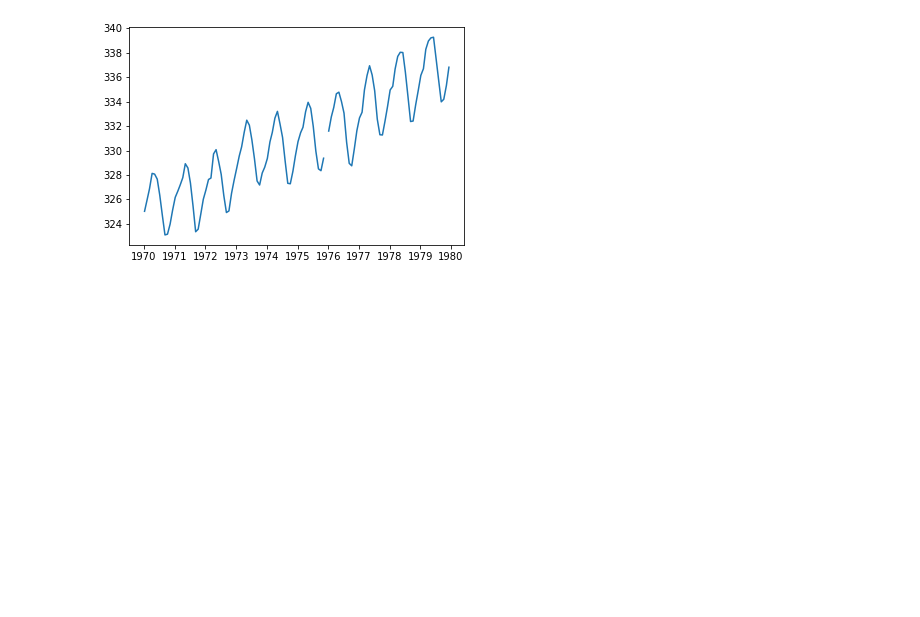
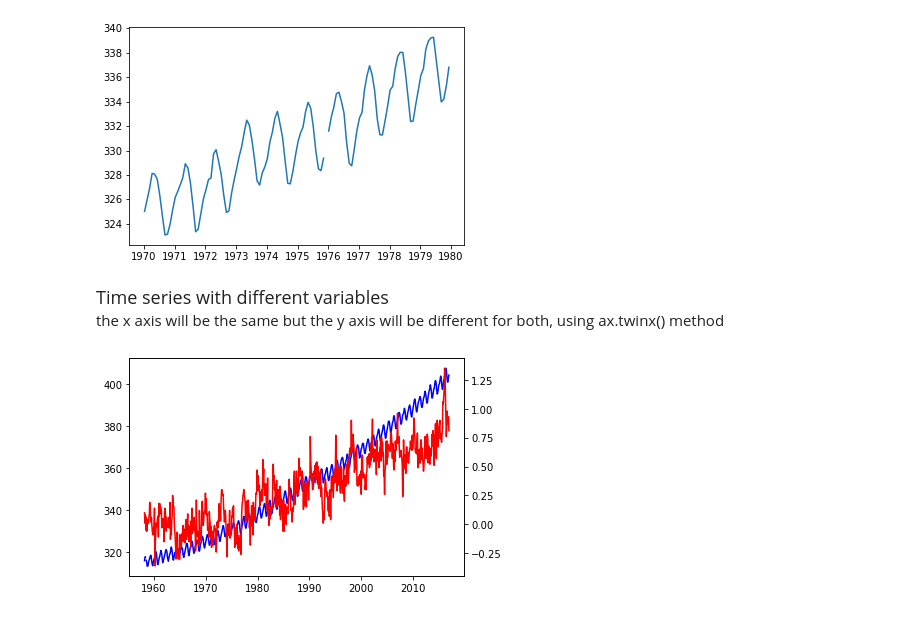
Before and after one commit to Wisal-Mukhtiar/Python-Practices, a Jupyter notebook: data_visualization/visualizing_time_series_data.ipynb, the cells around one changed output. Saved outputs shown, nothing was run; the diff lists cells and outputs as text; code cells hidden in the pictures; blank space fills up the shorter version.

Commit message:
visualizing time series data

```diff
--- a/data_visualization/visualizing_time_series_data.ipynb
+++ b/data_visualization/visualizing_time_series_data.ipynb
@@ -28,3 +28,14 @@ ax.plot(seventies.index, seventies["co2"])
 plt.show()
 # %% [output]
 [figure]
+# %% [markdown]
+<font size='4'> Time series with different variables </font>
+<br> the x axis will be the same but the y axis will be different for both, using ax.twinx() method
+# %%
+fig, ax = plt.subplots()
+ax.plot(climate_change.index, climate_change['co2'], color='blue')
+ax2 = ax.twinx()
+ax2.plot(climate_change.index, climate_change['relative_temp'], color='red')
+plt.show()
+# %% [output]
+[figure, added]
```
Also changed, not shown: parts of 1 cell of this notebook.
